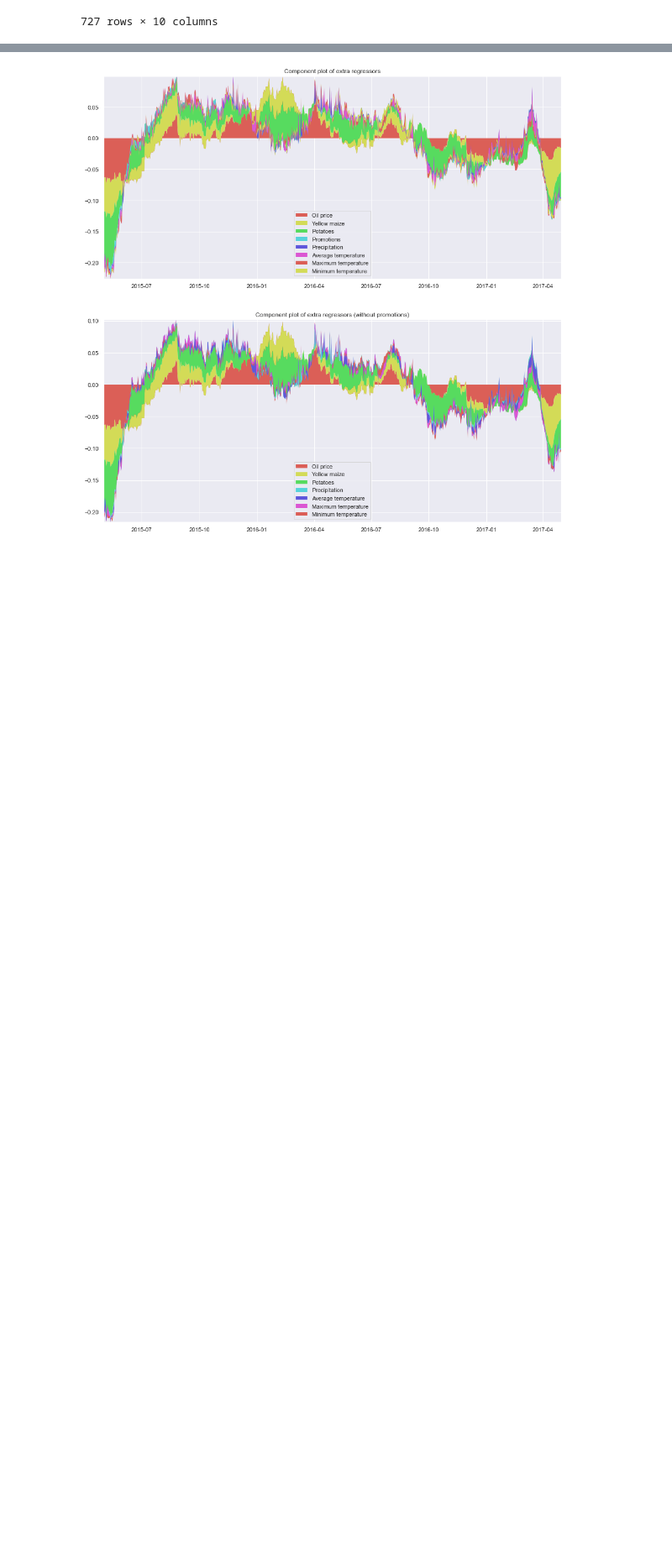
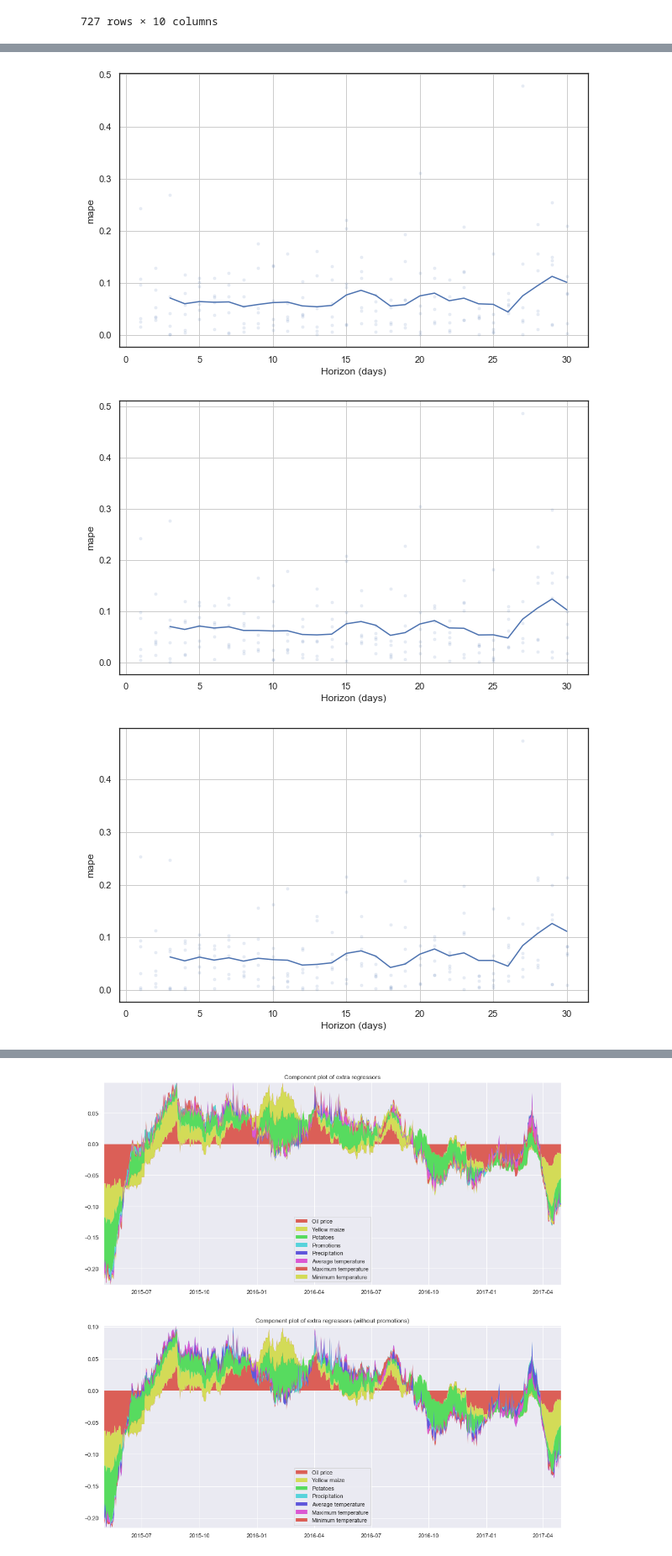
Before and after one commit to Elias-YJ/bsc-thesis, a Jupyter notebook: Projections.ipynb, the cells around one changed output, grey strips where cells are left out. Shown at 84% size. Cells and saved outputs as stored; diff of their text form; code cells hidden in the pictures; blank space fills up the shorter version.

```diff
--- a/Projections.ipynb
+++ b/Projections.ipynb
@@ -235,0 +224,2 @@ AttributeError: 'list' object has no attribute 'items'
+# %%
+validations = prophet_projpred.varsel(m, future)
@@ -235,0 +304,12 @@ AttributeError: 'list' object has no attribute 'items'
+# %%
+from prophet.plot import plot_cross_validation_metric
+for cv in validations:
+    exp_cv = cv.copy()
+    exp_cv[['yhat', 'yhat_lower', 'yhat_upper', 'y']] = np.exp(exp_cv[['yhat', 'yhat_lower', 'yhat_upper', 'y']])
+    exp_cv[['y']]=np.exp(df_cv[['y']])
+    with sns.axes_style('white'):
+        fig = plot_cross_validation_metric(exp_cv, metric='mape')
+# %% [output]
+[figure, added]
+[figure, added]
+[figure, added]
```
Also changed, not shown: parts of 16 cells of this notebook, 4 other files.
